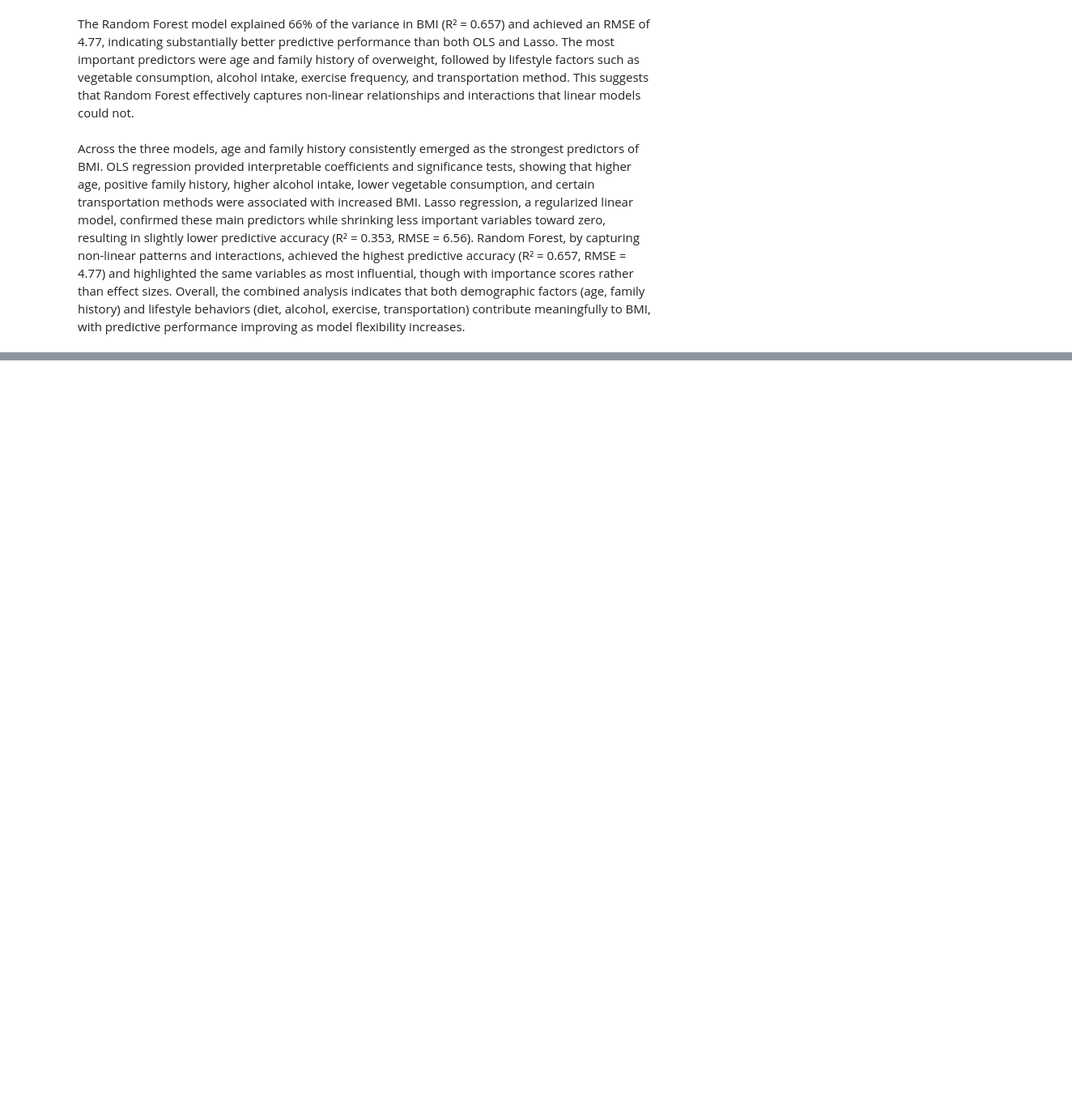
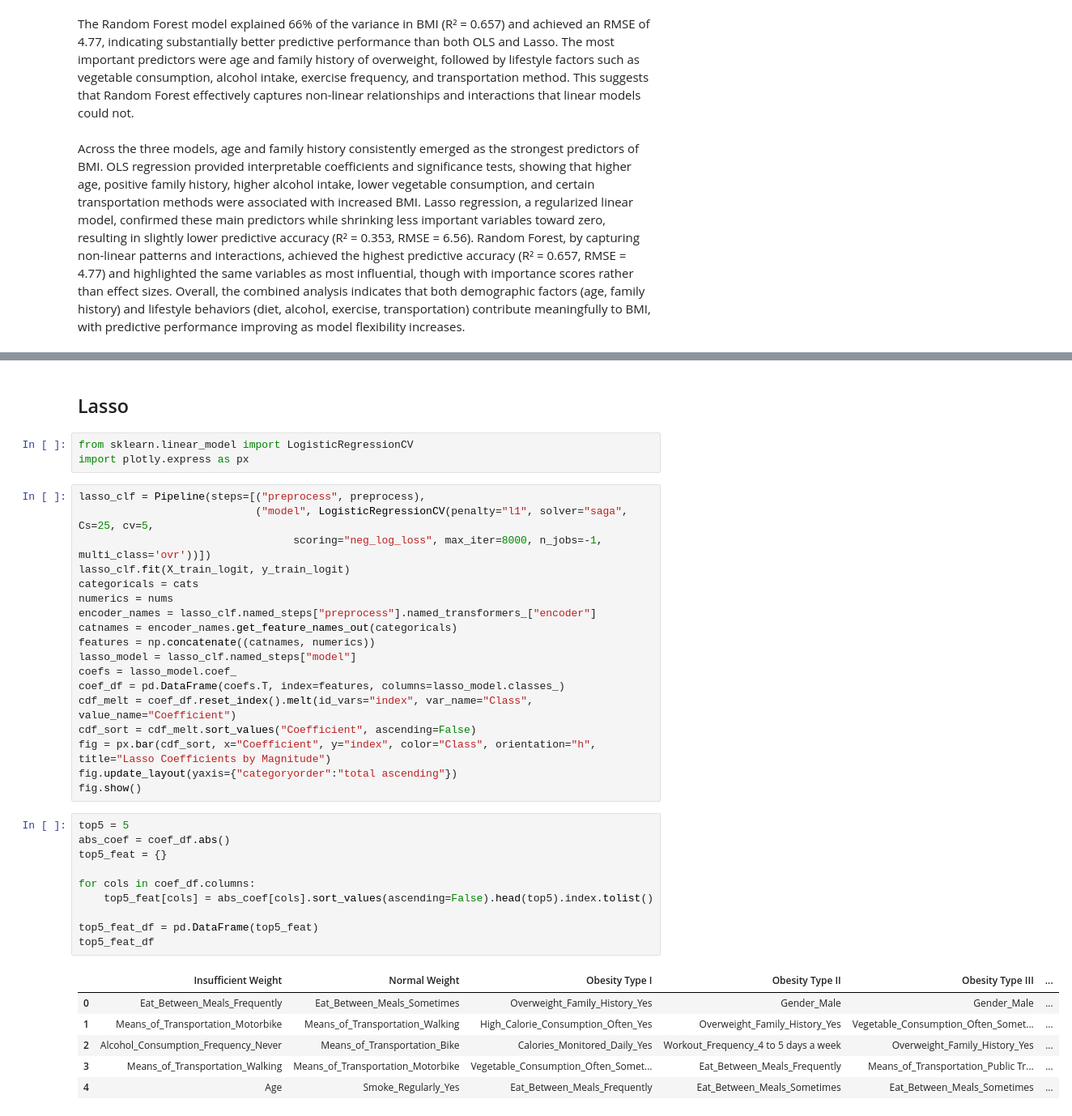
Before and after one commit to natalieseah/MLFinalProject, a Jupyter notebook: DS 6021 Final Project.ipynb, the cells around one changed output, grey strips where cells are left out. Shown at 81% size. Drawn from its saved outputs; the diff is of its cells as text; blank space fills up the shorter version.

```diff
--- a/DS 6021 Final Project.ipynb
+++ b/DS 6021 Final Project.ipynb
@@ -580,0 +772,40 @@ Across the three models, age and family history consistently emerged as the stro
+# %% [markdown]
+## Lasso
+# %%
+from sklearn.linear_model import LogisticRegressionCV
+import plotly.express as px
+# %%
+lasso_clf = Pipeline(steps=[("preprocess", preprocess),
+                            ("model", LogisticRegressionCV(penalty="l1", solver="saga", Cs=25, cv=5,
+                                  scoring="neg_log_loss", max_iter=8000, n_jobs=-1, multi_class='ovr'))])
+lasso_clf.fit(X_train_logit, y_train_logit)
+categoricals = cats
+numerics = nums
+encoder_names = lasso_clf.named_steps["preprocess"].named_transformers_["encoder"]
+catnames = encoder_names.get_feature_names_out(categoricals)
+features = np.concatenate((catnames, numerics))
+lasso_model = lasso_clf.named_steps["model"]
+coefs = lasso_model.coef_
+coef_df = pd.DataFrame(coefs.T, index=features, columns=lasso_model.classes_)
+cdf_melt = coef_df.reset_index().melt(id_vars="index", var_name="Class", value_name="Coefficient")
+cdf_sort = cdf_melt.sort_values("Coefficient", ascending=False)
+fig = px.bar(cdf_sort, x="Coefficient", y="index", color="Class", orientation="h", title="Lasso Coefficients by Magnitude")
+fig.update_layout(yaxis={"categoryorder":"total ascending"})
+fig.show()
+# %%
+top5 = 5
+abs_coef = coef_df.abs()
+top5_feat = {}
+
+for cols in coef_df.columns:
+    top5_feat[cols] = abs_coef[cols].sort_values(ascending=False).head(top5).index.tolist()
+
+top5_feat_df = pd.DataFrame(top5_feat)
+top5_feat_df
+# %% [output]
+|  | Insufficient Weight | Normal Weight | Obesity Type I | Obesity Type II | Obesity Type III | ... |
+| 0 | Eat_Between_Meals_Frequently | Eat_Between_Meals_Sometimes | Overweight_Family_History_Yes | Gender_Male | Gender_Male | ... |
+| 1 | Means_of_Transportation_Motorbike | Means_of_Transportation_Walking | High_Calorie_Consumption_Often_Yes | Overweight_Family_History_Yes | Vegetable_Consumption_Often_Somet... | ... |
+| 2 | Alcohol_Consumption_Frequency_Never | Means_of_Transportation_Bike | Calories_Monitored_Daily_Yes | Workout_Frequency_4 to 5 days a week | Overweight_Family_History_Yes | ... |
+| 3 | Means_of_Transportation_Walking | Means_of_Transportation_Motorbike | Vegetable_Consumption_Often_Somet... | Eat_Between_Meals_Frequently | Means_of_Transportation_Public Tr... | ... |
+| 4 | Age | Smoke_Regularly_Yes | Eat_Between_Meals_Frequently | Eat_Between_Meals_Sometimes | Eat_Between_Meals_Sometimes | ... |
```
Also changed, not shown: parts of 29 cells of this notebook.
